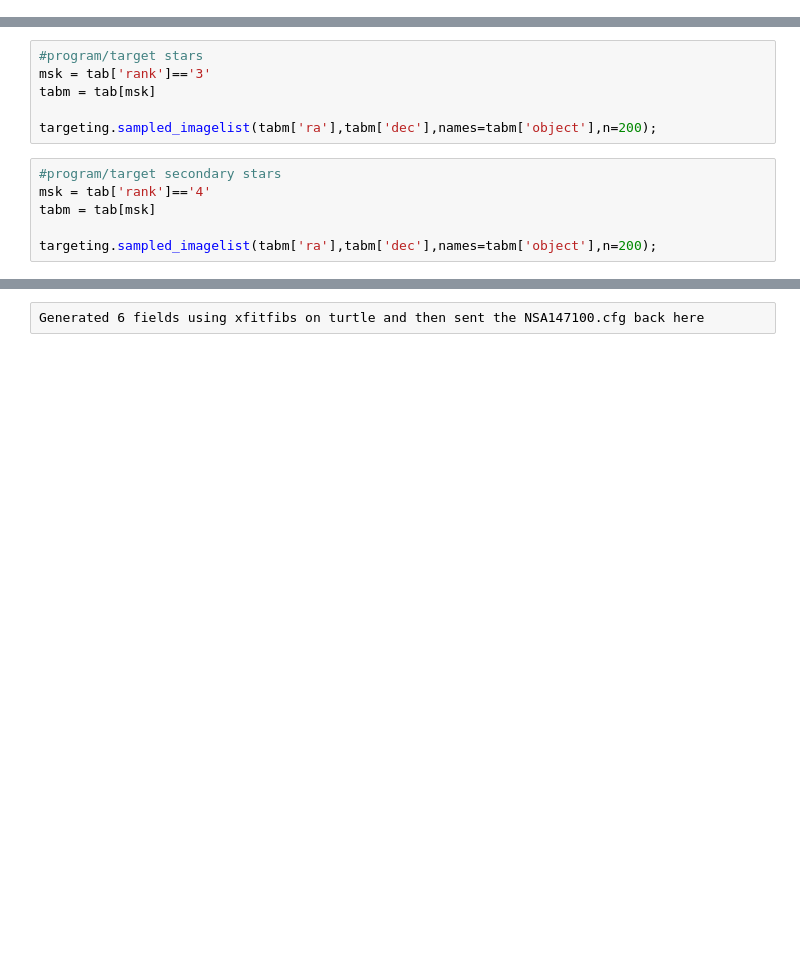
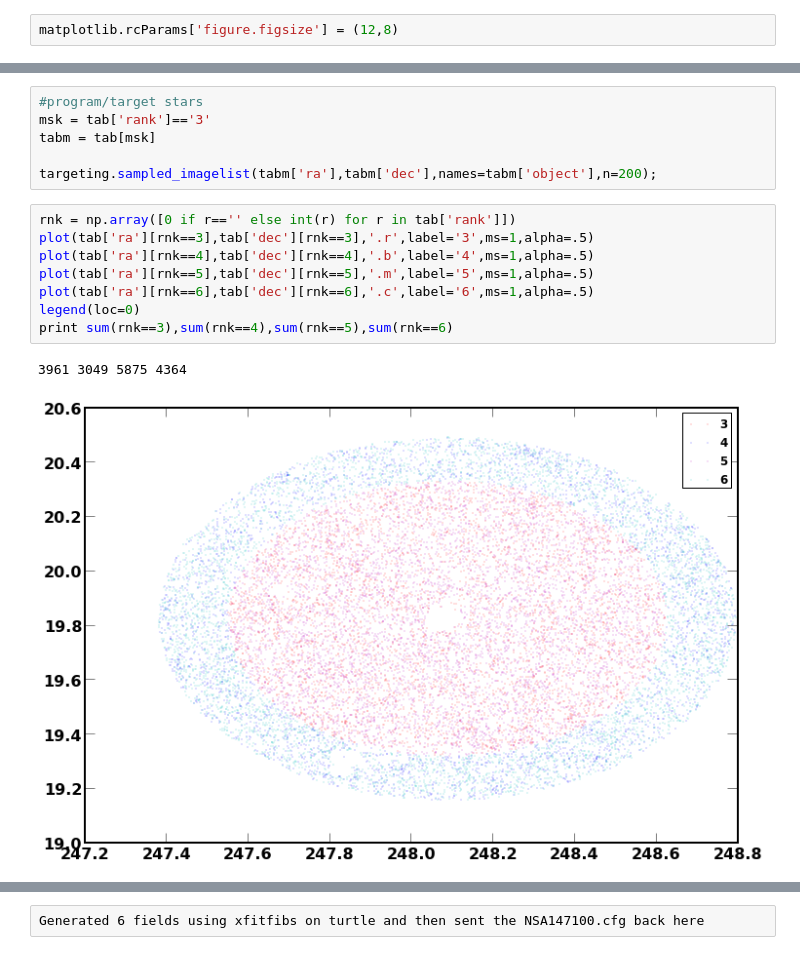
Before and after one commit to sagasurvey/erik, a Jupyter notebook: 2013Apr-MMTHecto.ipynb, the cells around one changed output, grey strips where cells are left out. Cells and saved outputs as stored; diff of their text form; blank space fills up the shorter version.

```diff
--- a/2013Apr-MMTHecto.ipynb
+++ b/2013Apr-MMTHecto.ipynb
@@ -8,6 +8,8 @@ g = targeting.get_gama() #re-caches the gama catalo
 
 #TRY TO AVOID DEC 33
 #plan : ONE OR TWO HOSTS DEPENDING HOW DEEP WE WANT,
+# %%
+matplotlib.rcParams['figure.figsize'] = (12,8)
 # %%
 hs=hosts.load_all_hosts()
 hi=hs[hs.keys()[0]]
@@ -138,9 +142,14 @@ msk = tab['rank']=='3'
 tabm = tab[msk]
 
 targeting.sampled_imagelist(tabm['ra'],tabm['dec'],names=tabm['object'],n=200);
-# %%
-#program/target secondary stars
-msk = tab['rank']=='4'
-tabm = tab[msk]
-
-targeting.sampled_imagelist(tabm['ra'],tabm['dec'],names=tabm['object'],n=200);
+# %%
+rnk = np.array([0 if r=='' else int(r) for r in tab['rank']])
+plot(tab['ra'][rnk==3],tab['dec'][rnk==3],'.r',label='3',ms=1,alpha=.5)
+plot(tab['ra'][rnk==4],tab['dec'][rnk==4],'.b',label='4',ms=1,alpha=.5)
+plot(tab['ra'][rnk==5],tab['dec'][rnk==5],'.m',label='5',ms=1,alpha=.5)
+plot(tab['ra'][rnk==6],tab['dec'][rnk==6],'.c',label='6',ms=1,alpha=.5)
+legend(loc=0)
+print sum(rnk==3),sum(rnk==4),sum(rnk==5),sum(rnk==6)
+# %% [output]
+3961 3049 5875 4364
+[figure, added]
```
Also changed, not shown: parts of 13 cells of this notebook, 3 other files.
